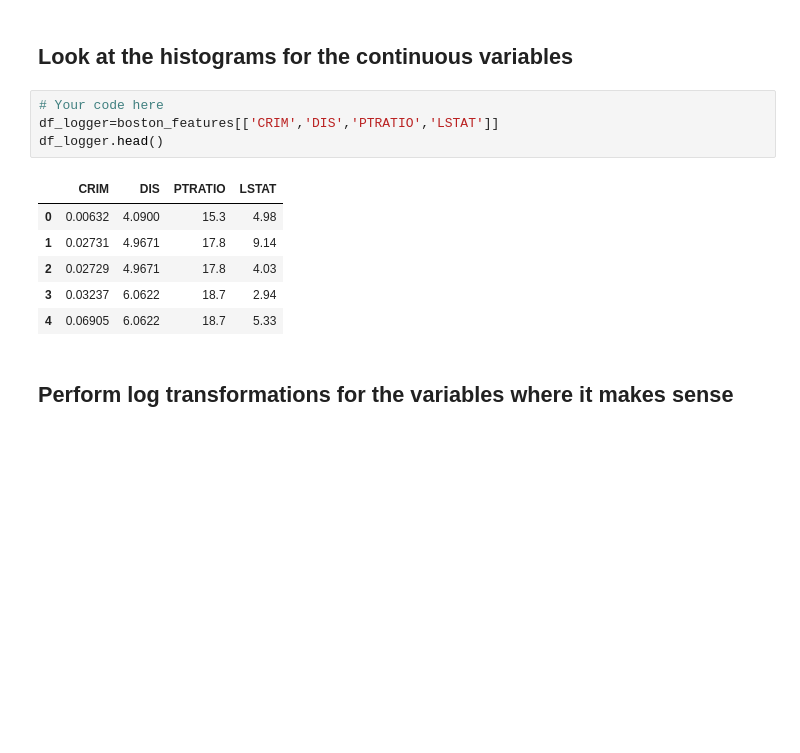
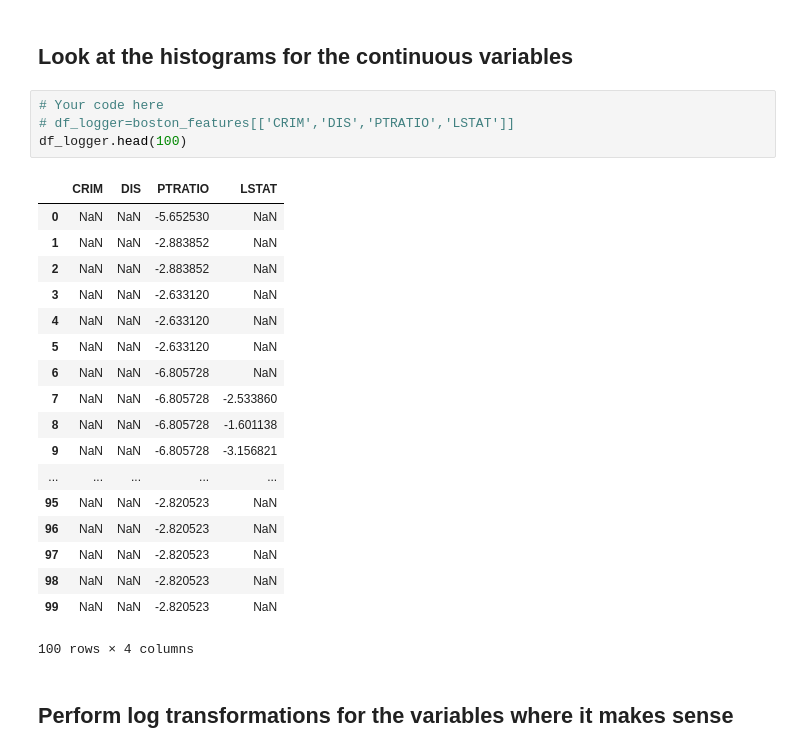
Before and after one commit to matthew-d-oliver/dsc-feature-scaling-and-normalization-lab-nyc-ds-082619, a Jupyter notebook: index.ipynb, the cells around one changed output. Saved outputs shown, nothing was run; the diff lists cells and outputs as text; blank space fills up the shorter version.

```diff
--- a/index.ipynb
+++ b/index.ipynb
@@ -50,15 +50,27 @@ boston_features.head()
 ## Look at the histograms for the continuous variables
 # %%
 # Your code here
-df_logger=boston_features[['CRIM','DIS','PTRATIO','LSTAT']]
-df_logger.head()
+# df_logger=boston_features[['CRIM','DIS','PTRATIO','LSTAT']]
+df_logger.head(100)
 # %% [output]
 |  | CRIM | DIS | PTRATIO | LSTAT |
-| 0 | 0.00632 | 4.0900 | 15.3 | 4.98 |
-| 1 | 0.02731 | 4.9671 | 17.8 | 9.14 |
-| 2 | 0.02729 | 4.9671 | 17.8 | 4.03 |
-| 3 | 0.03237 | 6.0622 | 18.7 | 2.94 |
-| 4 | 0.06905 | 6.0622 | 18.7 | 5.33 |
+| 0 | NaN | NaN | -5.652530 | NaN |
+| 1 | NaN | NaN | -2.883852 | NaN |
+| 2 | NaN | NaN | -2.883852 | NaN |
+| 3 | NaN | NaN | -2.633120 | NaN |
+| 4 | NaN | NaN | -2.633120 | NaN |
+| 5 | NaN | NaN | -2.633120 | NaN |
+| 6 | NaN | NaN | -6.805728 | NaN |
+| 7 | NaN | NaN | -6.805728 | -2.533860 |
+| 8 | NaN | NaN | -6.805728 | -1.601138 |
+| 9 | NaN | NaN | -6.805728 | -3.156821 |
+| ... | ... | ... | ... | ... |
+| 95 | NaN | NaN | -2.820523 | NaN |
+| 96 | NaN | NaN | -2.820523 | NaN |
+| 97 | NaN | NaN | -2.820523 | NaN |
+| 98 | NaN | NaN | -2.820523 | NaN |
+| 99 | NaN | NaN | -2.820523 | NaN |
+100 rows × 4 columns
 # %% [markdown]
 ## Perform log transformations for the variables where it makes sense
 # %% [markdown]
```
